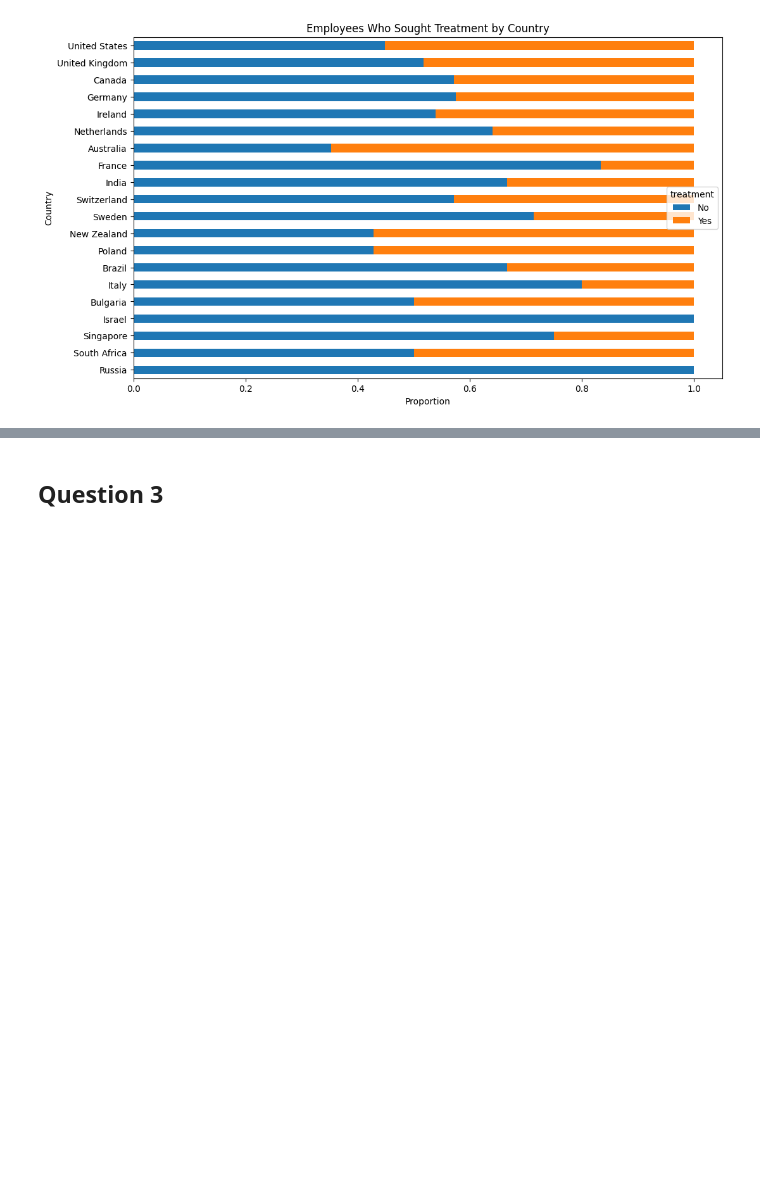
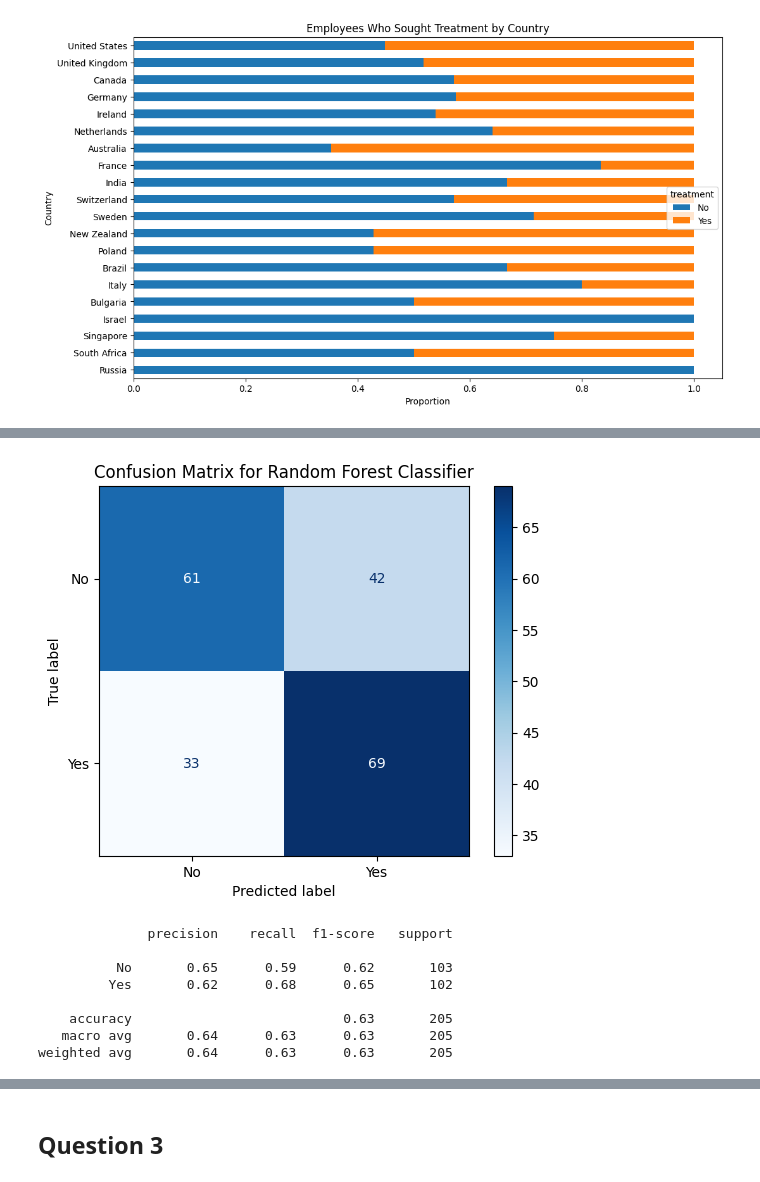
Before and after one commit to edmundlemon/mental_health_data_analysis, a Jupyter notebook: assignment.ipynb, the cells around one changed output, grey strips where cells are left out. Saved outputs shown, nothing was run; the diff lists cells and outputs as text; code cells hidden in the pictures; blank space fills up the shorter version.

```diff
--- a/assignment.ipynb
+++ b/assignment.ipynb
@@ -232,0 +239,12 @@ works_in_tech.to_csv('works_in_tech.csv', index=False)
+# %%
+features = ['no_employees', 'remote_work', 'benefits', 'care_options',
+			'wellness_program', 'seek_help', 'anonymity', 'leave', 'mental_health_consequence',
+			'phys_health_consequence', 'coworkers', 'supervisor', 'mental_health_interview',
+			'phys_health_interview', 'mental_vs_physical', 'obs_consequence']
+target = 'treatment'
+
+X = works_in_tech[features]
+y = works_in_tech[target]
+
+X_train, X_test, y_train, y_test = train_test_split(X, y, test_size=0.2, random_state=42, stratify=y)
+X_train.shape, X_test.shape, y_train.shape, y_test.shape
@@ -232,0 +261,18 @@ works_in_tech.to_csv('works_in_tech.csv', index=False)
+# %%
+categorical_features = X.select_dtypes(include=['object']).columns.tolist()
+numerical_features = X.select_dtypes(include=['int64', 'float64']).columns.tolist()
+categorical_features, numerical_features
+categorical_transformer = Pipeline(steps=[
+	('imputer', SimpleImputer(strategy='most_frequent')),
+	('encoder', OneHotEncoder(handle_unknown='ignore'))
+])
+numerical_transformer = Pipeline(steps=[
+	('imputer', SimpleImputer(strategy='mean')),
+	('scaler', StandardScaler())
+])
+preprocessor = ColumnTransformer(
+	transformers=[
+		('cat', categorical_transformer, categorical_features),
+		('num', numerical_transformer, numerical_features)
+	]
+)
@@ -232,0 +282,23 @@ works_in_tech.to_csv('works_in_tech.csv', index=False)
+# %%
+clf = Pipeline(steps=[
+	('preprocessor', preprocessor),
+	('classifier', RandomForestClassifier(random_state=42))
+])
+clf.fit(X_train, y_train)
+y_pred = clf.predict(X_test)
+cm  = confusion_matrix(y_test, y_pred, labels=clf.classes_)
+disp = ConfusionMatrixDisplay(confusion_matrix=cm, display_labels=clf.classes_)
+disp.plot(cmap=plt.cm.Blues)
+plt.title("Confusion Matrix for Random Forest Classifier")
+plt.show()
+print(classification_report(y_test, y_pred))
+# %% [output]
+[figure, added]
+              precision    recall  f1-score   support
+
+          No       0.65      0.59      0.62       103
+         Yes       0.62      0.68      0.65       102
+
+    accuracy                           0.63       205
+   macro avg       0.64      0.63      0.63       205
+weighted avg       0.64      0.63      0.63       205
```
Also changed, not shown: parts of 19 cells of this notebook, 2 other files.
